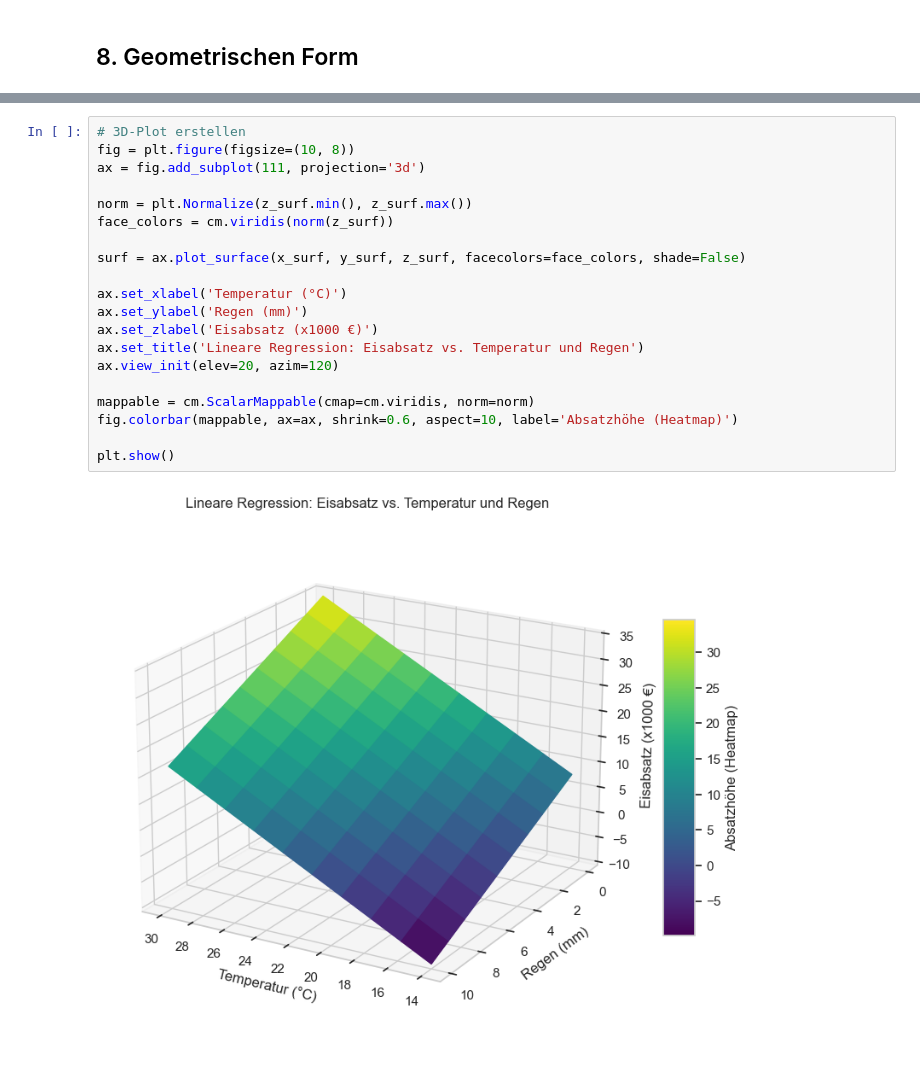
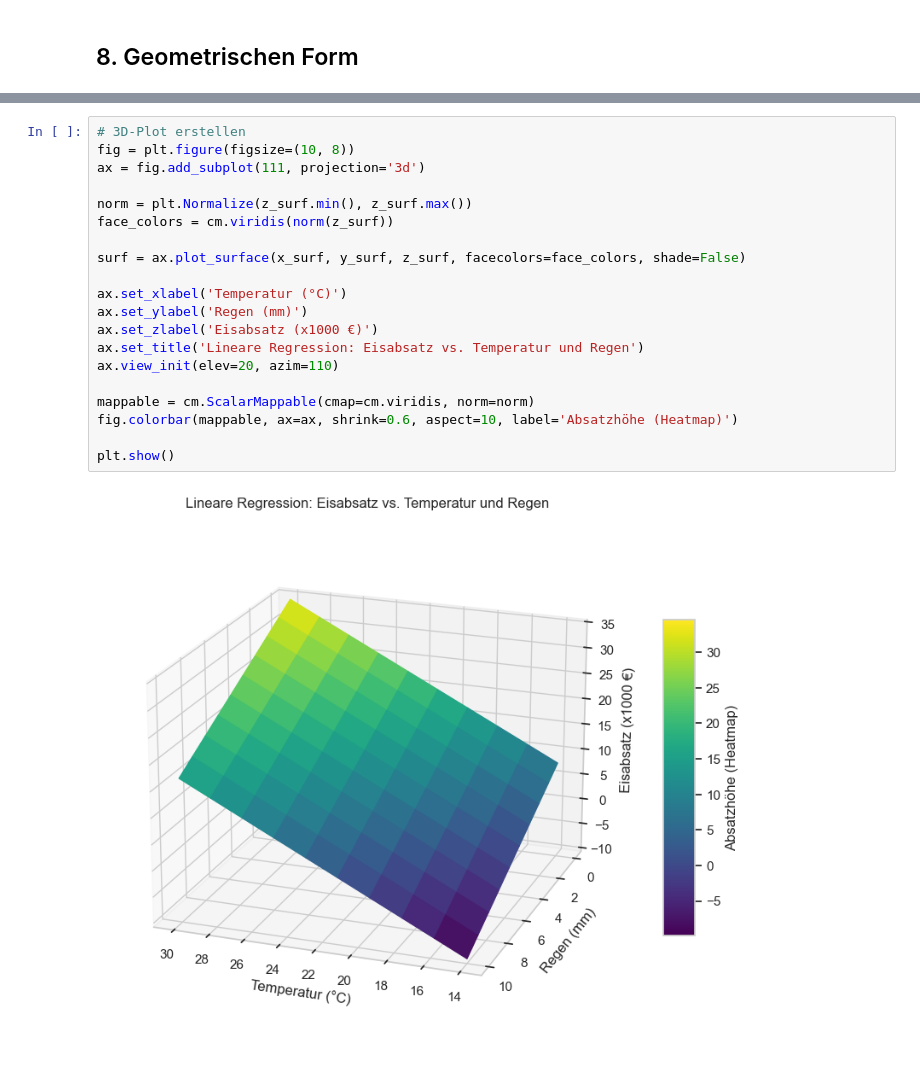
Before and after one commit to Ssaammyy36/Kurs-KI-Abgabe-1, a Jupyter notebook: Aufgabe_5/Aufgabe_5.ipynb, the cells around one changed output, grey strips where cells are left out. Drawn from its saved outputs; the diff is of its cells as text.

```diff
--- a/Aufgabe_5/Aufgabe_5.ipynb
+++ b/Aufgabe_5/Aufgabe_5.ipynb
@@ -300,22 +314,22 @@ Vorhersage fpür alle Daten:
 # %%
 # 3D-Plot erstellen
 fig = plt.figure(figsize=(10, 8))
 ax = fig.add_subplot(111, projection='3d')
 
 norm = plt.Normalize(z_surf.min(), z_surf.max())
 face_colors = cm.viridis(norm(z_surf))
 
 surf = ax.plot_surface(x_surf, y_surf, z_surf, facecolors=face_colors, shade=False)
 
 ax.set_xlabel('Temperatur (°C)')
 ax.set_ylabel('Regen (mm)')
 ax.set_zlabel('Eisabsatz (x1000 €)')
 ax.set_title('Lineare Regression: Eisabsatz vs. Temperatur und Regen')
-ax.view_init(elev=20, azim=120)
+ax.view_init(elev=20, azim=110)
 
 mappable = cm.ScalarMappable(cmap=cm.viridis, norm=norm)
 fig.colorbar(mappable, ax=ax, shrink=0.6, aspect=10, label='Absatzhöhe (Heatmap)')
 
 plt.show()
 # %% [output]
-[figure, old version]
+[figure, new version]
```
Also changed, not shown: parts of 6 cells of this notebook, 2 other files.
